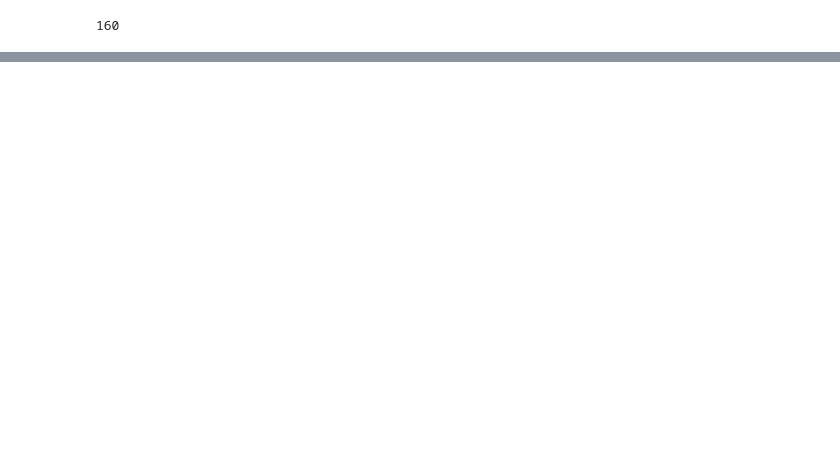
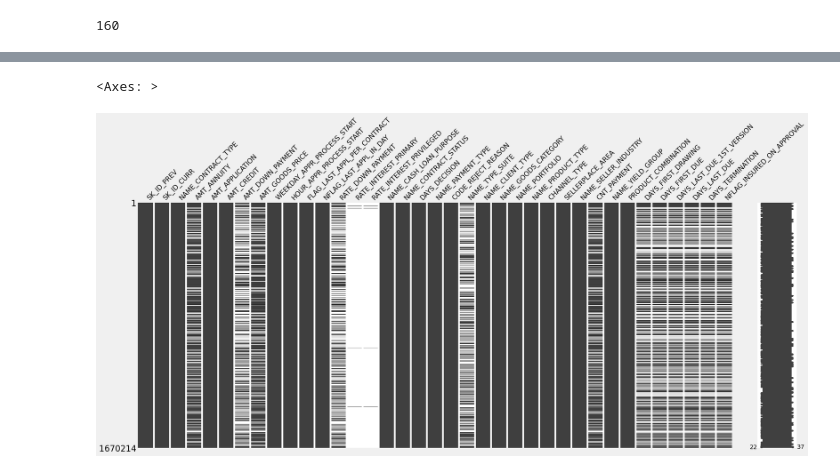
Before and after one commit to jayacpc9/FSDS_Classes, a Jupyter notebook: Python_Workspace/Notebook/06252026_Bank_loan_risk_analysis.ipynb, the cells around one changed output, grey strips where cells are left out. Cells and saved outputs as stored; diff of their text form; code cells hidden in the pictures; blank space fills up the shorter version.

```diff
--- a/Python_Workspace/Notebook/06252026_Bank_loan_risk_analysis.ipynb
+++ b/Python_Workspace/Notebook/06252026_Bank_loan_risk_analysis.ipynb
@@ -103,0 +238,5 @@ Total Columns :  37
+# %%
+mn.matrix(previous_df)
+# %% [output]
+<Axes: >
+[figure, added]
```
Also changed, not shown: parts of 67 cells of this notebook, 2 other files.
